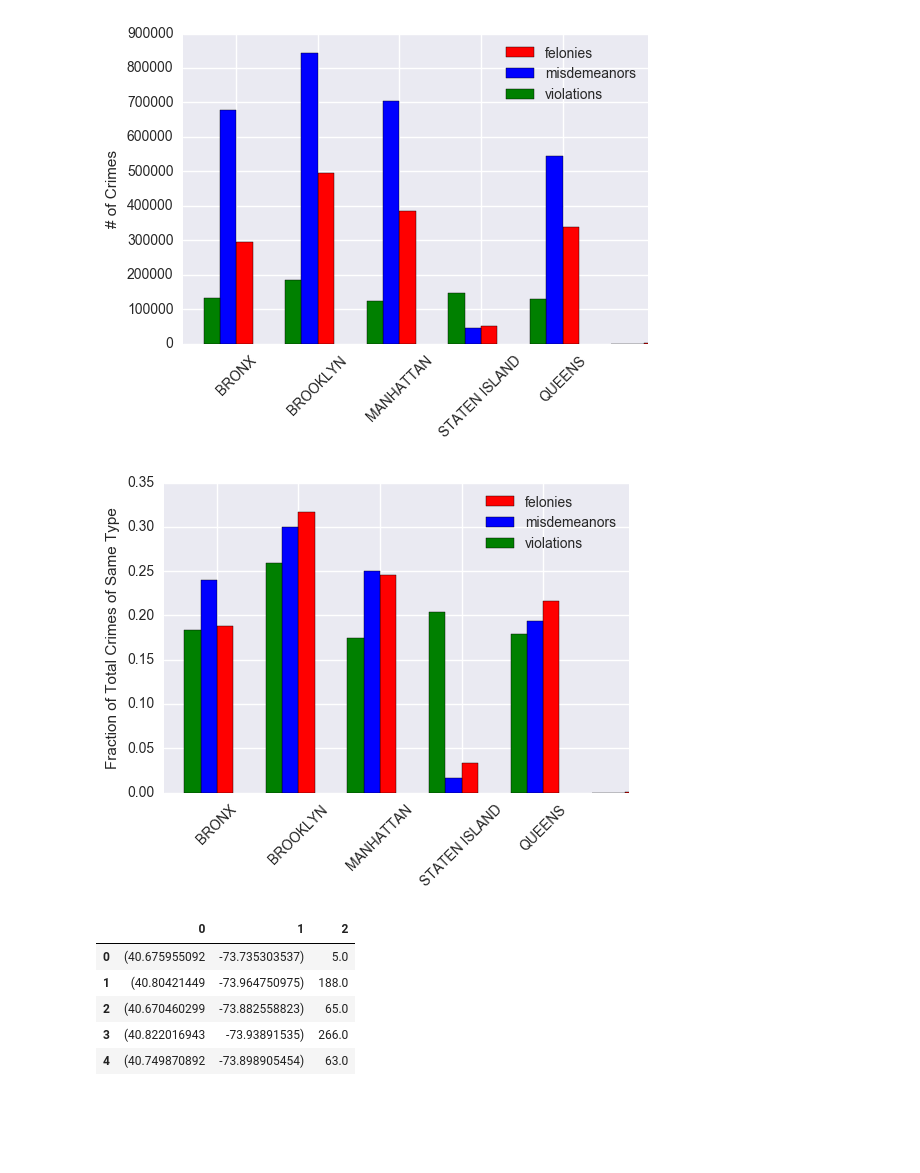
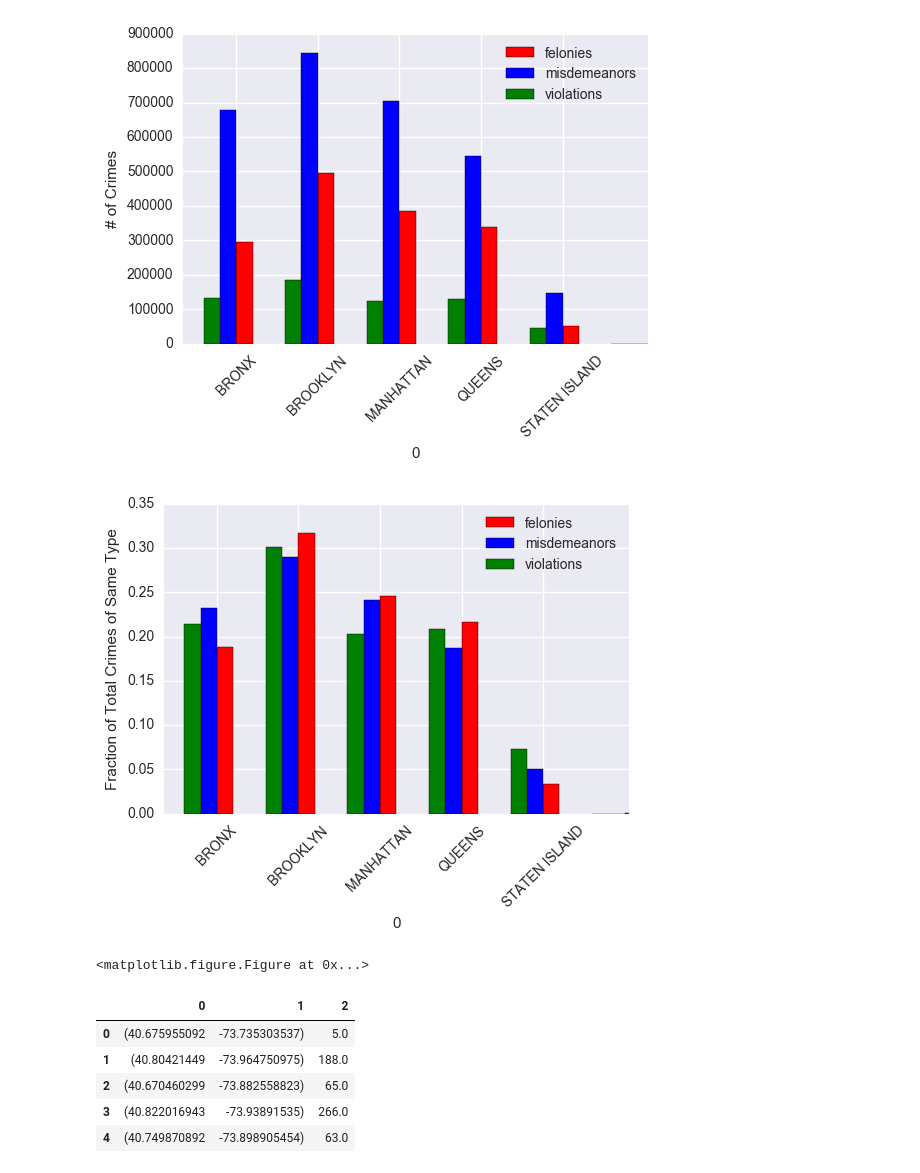
Before and after one commit to brenton72/NYC-crime-project, a Jupyter notebook: plotting_notebooks/Crime_project_graphing.ipynb, the cells around one changed output. Cells and saved outputs as stored; diff of their text form; code cells hidden in the pictures; blank space fills up the shorter version.

Commit message:
modified graphs

```diff
--- a/plotting_notebooks/Crime_project_graphing.ipynb
+++ b/plotting_notebooks/Crime_project_graphing.ipynb
@@ -20,4 +31,2 @@ crime_df
-# %%
-crime_df['felony_frac'] = crime_df['felony'] / crime_df['felony'].sum()
-crime_df['misd_frac'] = crime_df['misd'] / crime_df['misd'].sum()
-crime_df['violation_frac'] = crime_df['violation'] / crime_df['violation'].sum()
+# %%
+crime_df.iloc[15:][0] = 'UNKNOWN'
@@ -23,0 +39,3 @@ crime_df['violation_frac'] = crime_df['violation'] / crime_df['violation'].sum()
+# %%
+crime_table = crime_df.pivot_table(values=2, index=[0], columns=[1], aggfunc=np.sum)
+crime_table
@@ -24,25 +56,32 @@ crime_df['violation_frac'] = crime_df['violation'] / crime_df['violation'].sum()
+# %%
+#Calculate fraction by column (e.g. Bronx Felonies / Total Felonies)
+crime_table.FELONY_FRAC = crime_table['FELONY'] / crime_table['FELONY'].sum()
+crime_table.MISDEMEANOR_FRAC = crime_table['MISDEMEANOR'] / crime_table['MISDEMEANOR'].sum()
+crime_table.VIOLATION_FRAC = crime_table['VIOLATION'] / crime_table['VIOLATION'].sum()
 # %%
 width = 0.2
-crime_df.felony.plot(kind='bar', color='red', width=width, position=0, label = 'felonies')
-crime_df.misd.plot(kind='bar', color='blue', width=width, position=1, label = 'misdemeanors')
-crime_df.violation.plot(kind='bar', color='green', width=width, position=2, label = 'violations')
-plt.xticks(np.arange(0,5),('BRONX', 'BROOKLYN','MANHATTAN','STATEN ISLAND','QUEENS','UNKNOWN'), rotation=45)
+crime_table['FELONY'].plot(kind='bar', color='red', width=width, position=0, label = 'felonies')
+crime_table['MISDEMEANOR'].plot(kind='bar', color='blue', width=width, position=1, label = 'misdemeanors')
+crime_table['VIOLATION'].plot(kind='bar', color='green', width=width, position=2, label = 'violations')
+plt.xticks(np.arange(0,5),('BRONX', 'BROOKLYN','MANHATTAN','QUEENS', 'STATEN ISLAND','UNKNOWN'), rotation=45)
 plt.ylabel('# of Crimes')
 plt.legend()
 plt.savefig('crimes_by_boro_type.png', format='png')
 # %% [output]
-[figure, old version]
+[figure, new version]
 # %%
 width = 0.2
-crime_df.felony_frac.plot(kind='bar', color='red', width=width, position=0, label = 'felonies')
-crime_df.misd_frac.plot(kind='bar', color='blue', width=width, position=1, label = 'misdemeanors')
-crime_df.violation_frac.plot(kind='bar', color='green', width=width, position=2, label = 'violations')
-plt.xticks(np.arange(0,5),('BRONX', 'BROOKLYN','MANHATTAN','STATEN ISLAND','QUEENS','UNKNOWN'), rotation=45)
+crime_table.FELONY_FRAC.plot(kind='bar', color='red', width=width, position=0, label = 'felonies')
+crime_table.MISDEMEANOR_FRAC.plot(kind='bar', color='blue', width=width, position=1, label = 'misdemeanors')
+crime_table.VIOLATION_FRAC.plot(kind='bar', color='green', width=width, position=2, label = 'violations')
+plt.xticks(np.arange(0,5),('BRONX', 'BROOKLYN','MANHATTAN','QUEENS','STATEN ISLAND','UNKNOWN'), rotation=45)
 plt.ylabel('Fraction of Total Crimes of Same Type')
 plt.legend()
 plt.show()
+plt.savefig('crimes_by_boro_type_proportions.png', format='png')
 # %% [output]
-[figure, old version]
+[figure, new version]
+<matplotlib.figure.Figure at 0x...>
 # %%
 crime_latlon_df = pd.read_csv('crime_latlon.out', header=None)
 crime_latlon_df.head()
```
Also changed, not shown: parts of 4 cells of this notebook, 4 other files.
